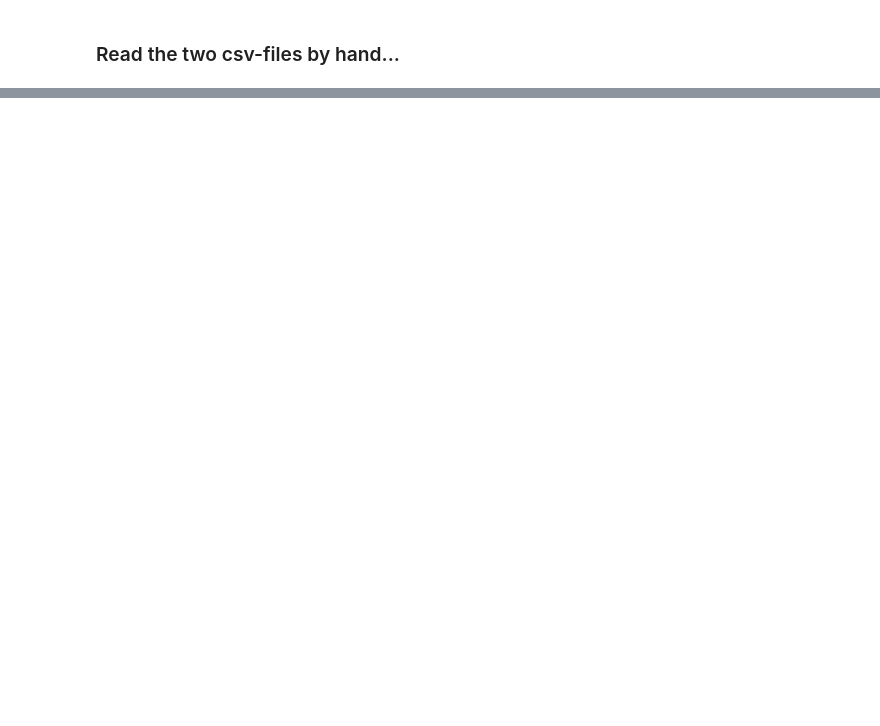
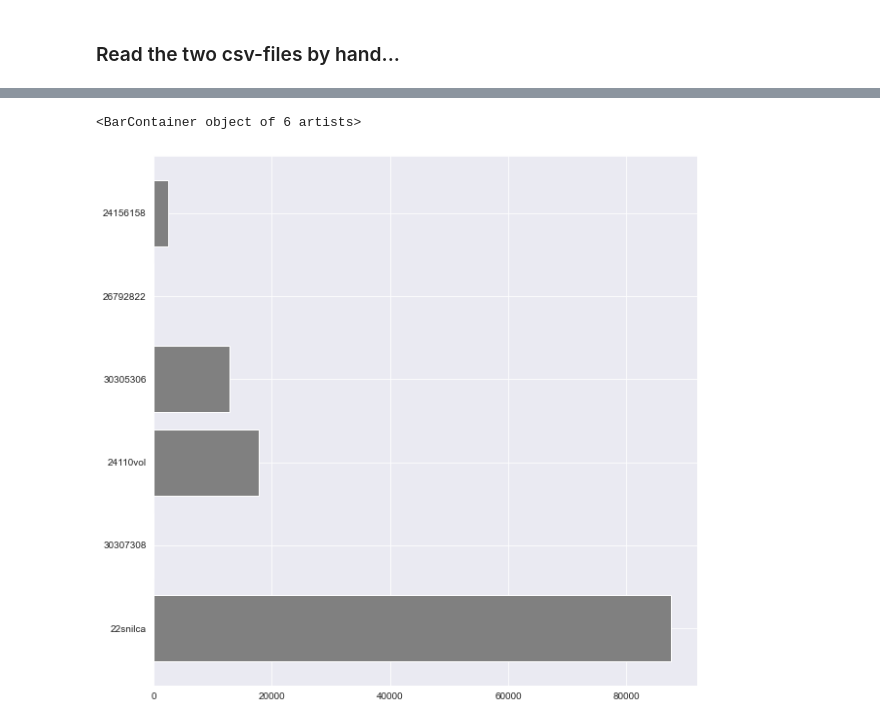
Before and after one commit to docwerder/development, a Jupyter notebook: my_gui_manual_edition/accompying_notebook.ipynb, the cells around one changed output, grey strips where cells are left out. Saved outputs shown, nothing was run; the diff lists cells and outputs as text; code cells hidden in the pictures; blank space fills up the shorter version.

```diff
--- a/my_gui_manual_edition/accompying_notebook.ipynb
+++ b/my_gui_manual_edition/accompying_notebook.ipynb
@@ -126,0 +291,2 @@ overview_available_features
+# %%
+single_item_clicked = "pife-notc"
@@ -126,0 +316,11 @@ overview_available_features
+# %%
+clrs = ['lime' if (x != 0) else 'grey' for x in overview_available_features[
+                overview_available_features['feature'] == single_item_clicked]['uploaded_ctn']]
+# %%
+fig, ax1 = plt.subplots(figsize=(10, 10))
+plt.barh(overview_available_features[overview_available_features['feature'] == single_item_clicked]['lineshort'],
+         overview_available_features[overview_available_features['feature'] == single_item_clicked]['ctn'], color=clrs)
+#ax.set_yscale('log')
+# %% [output]
+<BarContainer object of 6 artists>
+[figure, added]
```
Also changed, not shown: parts of 44 cells of this notebook, 1 other file.
